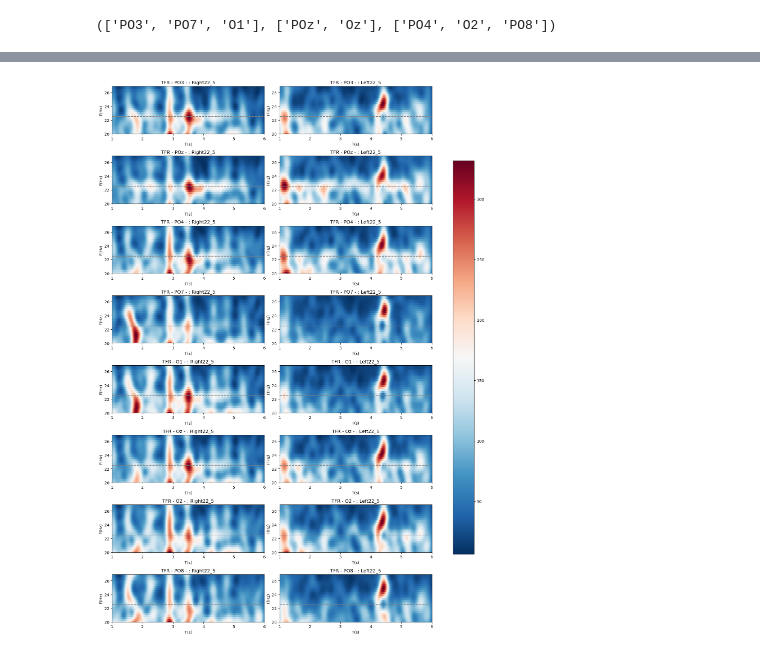
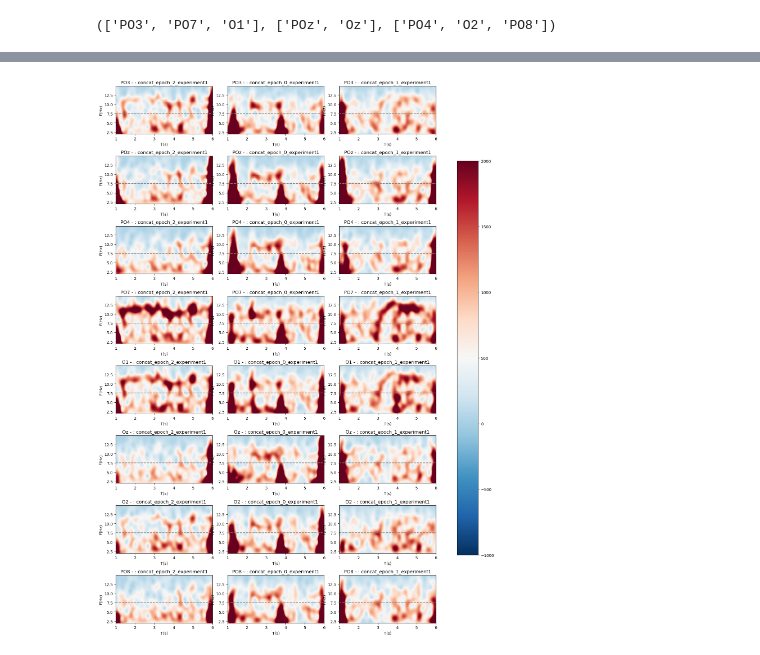
Before and after one commit to alken01/BCI, a Jupyter notebook: analysis.ipynb, the cells around one changed output, grey strips where cells are left out. Cells and saved outputs as stored; diff of their text form; code cells hidden in the pictures.

```diff
--- a/analysis.ipynb
+++ b/analysis.ipynb
@@ -208,61 +212,46 @@ for eeg in eeg_data:
 # %%
-%%capture
+# %%capture
 import mne
 
-# for eeg in eeg_data:
-#     if 'Right' in eeg.title or 'Left' in eeg.title:
-#         eeg_data_copy.append(eeg)
-
-# get the min stimulus frequency from the eeg data
-min_freq = 20
-# for eeg in eeg_data:
-#     if eeg.stimulus_frequency:
-#         if min(eeg.stimulus_frequency) <= min_freq:
-#             min_freq = min(eeg.stimulus_frequency) - 2
-
-# get the max stimulus frequency from the eeg data
-max_freq = 27
-# for eeg in eeg_data:
-#     if eeg.stimulus_frequency:
-#         if max(eeg.stimulus_frequency) >= max_freq:
-#             max_freq = max(eeg.stimulus_frequency)+2
+min_freq = 2
+max_freq = 15
 
 freqs = np.arange(min_freq, max_freq, .3)
 n_cycles = freqs
 t_min, t_max = 1, 6
 
 # Get the class names
 class_names = [eeg.title for eeg in eeg_data]
 
 times = np.linspace(t_min, t_max, eeg_data[0].epoch_signal.shape[2])
 
 # compute power for each epoch
 power = []
 for eeg in eeg_data:
-    power.append(mne.time_frequency.tfr_array_morlet(eeg.epoch_signal, sfreq=fs, freqs=freqs, n_cycles=n_cycles, output='avg_power'))
+    power.append(mne.time_frequency.tfr_array_morlet(eeg.epoch_signal, sfreq=fs, freqs=freqs, n_cycles=n_cycles, output='avg_power', verbose=False))
 
 power_stack = np.stack(power)
 
 for pow in power:
-    mne.baseline.rescale(pow, times, (None, times[0]), mode='mean', copy=False)
+    mne.baseline.rescale(pow, times, (None, times[0]), mode='mean', copy=False, verbose=False)
 
-power = power_stack
+x, y = mne.viz.centers_to_edges(times, freqs)
+
+fig, ax = plt.subplots(len(chan_name), len(class_names), figsize=(15, 20))
+for j in range(len(class_names)):
+    for i in range(len(chan_name)):
+        mesh = ax[i, j].pcolormesh(x, y, power_stack[j, i], cmap='RdBu_r', vmin=-1000, vmax=2000)
+        ax[i, j].set_title(chan_name[i] + ' - ' + class_names[j])
+        ax[i, j].set(ylim=freqs[[0, -1]], xlabel='T(s)', ylabel='F(Hz)')
+
+        if eeg_data[j].stimulus_frequency:
+            for freq in eeg_data[j].stimulus_frequency:
+                ax[i, j].axhline(y=freq, linestyle='--', color='gray')
+
+plt.tight_layout()
+fig.subplots_adjust(right=0.8)
+cbar_ax = fig.add_axes([0.85, 0.15, 0.05, 0.7])
+fig.colorbar(mesh, cax=cbar_ax)
+plt.show()
+# %% [output]
+[figure, added]
-# %%
-x, y = mne.viz.centers_to_edges(times, freqs)
-
-fig, ax = plt.subplots(len(chan_name), len(class_names), figsize=(15, 20))
-for j in range(len(class_names)):
-    for i in range(len(chan_name)):
-        mesh = ax[i, j].pcolormesh(x, y, power[j, i], cmap='RdBu_r')
-        ax[i, j].set_title('TFR - ' + chan_name[i] + ' - ' + class_names[j])
-        ax[i, j].set(ylim=freqs[[0, -1]], xlabel='T(s)', ylabel='F(Hz)')
-        if eeg_data[j].stimulus_frequency:
-            for freq in eeg_data[j].stimulus_frequency:
-                ax[i, j].axhline(y=freq, linestyle='--', color='gray')
-plt.tight_layout()
-fig.subplots_adjust(right=0.8)
-cbar_ax = fig.add_axes([0.85, 0.15, 0.05, 0.7])
-fig.colorbar(mesh, cax=cbar_ax)
-plt.show()
-# %% [output]
-[figure, removed]
```
Also changed, not shown: parts of 6 cells of this notebook, 13 other files.
